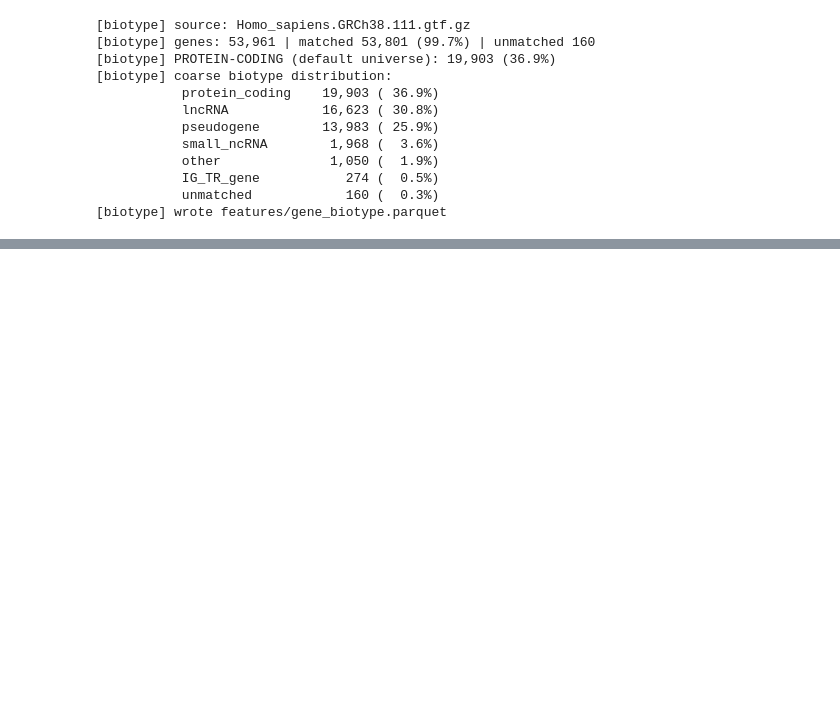
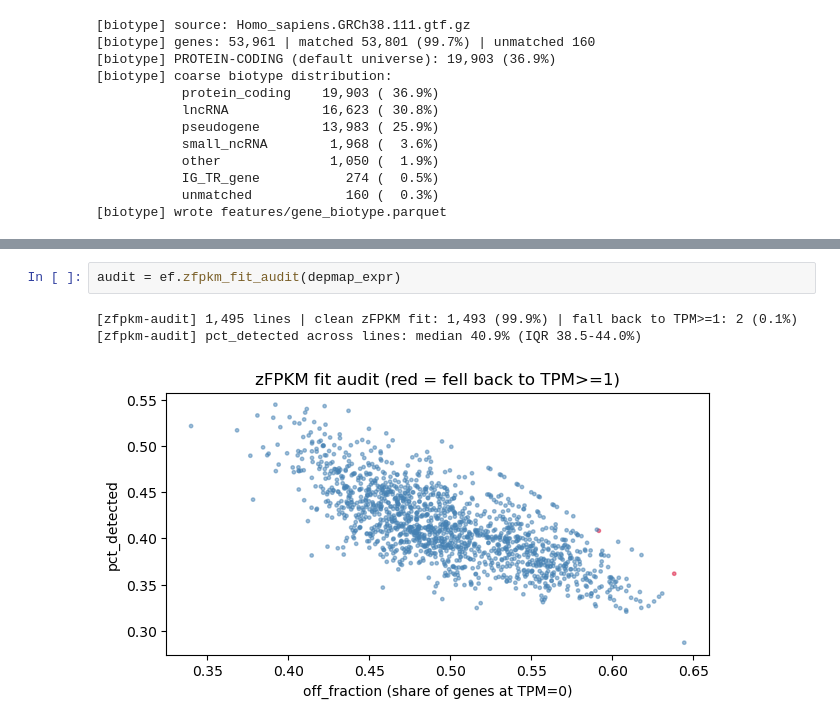
Before and after one commit to UoB-AstraZeneca-25-26/UoB-GeneTraceAI-25-26, a Jupyter notebook: src/Track - B/expr_diagnostics.ipynb, the cells around one changed output, grey strips where cells are left out. Drawn from its saved outputs; the diff is of its cells as text; blank space fills up the shorter version.

```diff
--- a/src/Track - B/expr_diagnostics.ipynb
+++ b/src/Track - B/expr_diagnostics.ipynb
@@ -422,0 +538,6 @@ ann = bt.build_biotype_annotation(ensg_ids, gtf_path="Homo_sapiens.GRCh38.111.gt
+# %%
+audit = ef.zfpkm_fit_audit(depmap_expr)
+# %% [output]
+[zfpkm-audit] 1,495 lines | clean zFPKM fit: 1,493 (99.9%) | fall back to TPM>=1: 2 (0.1%)
+[zfpkm-audit] pct_detected across lines: median 40.9% (IQR 38.5-44.0%)
+[figure, added]
```
Also changed, not shown: parts of 15 cells of this notebook, 7 other files.
